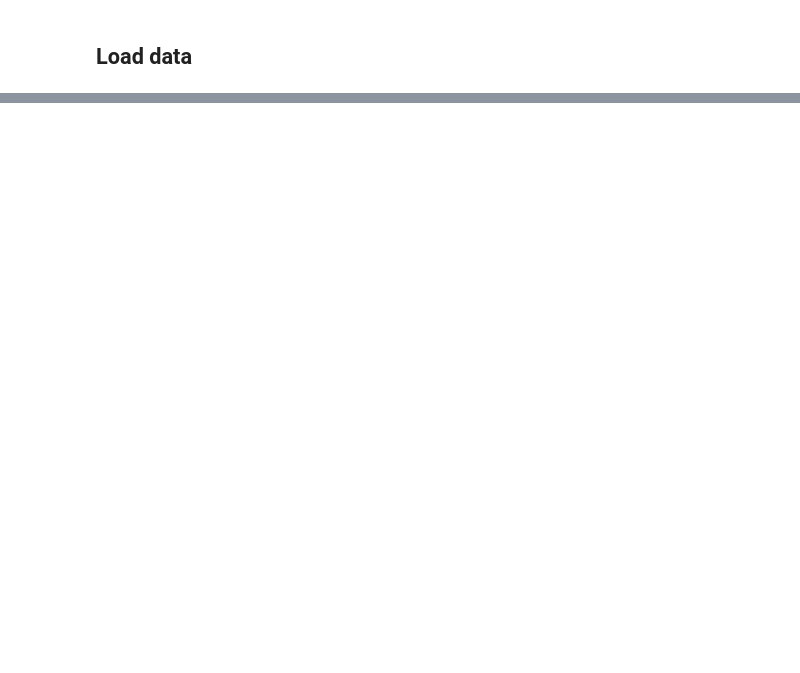
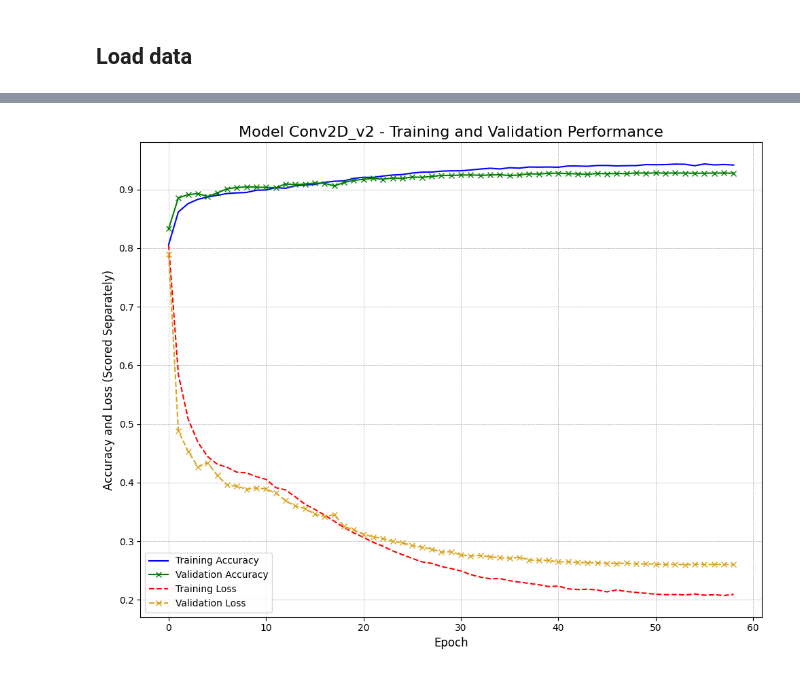
Before and after one commit to OleksiyM/Data_Science, a Jupyter notebook: Module_10/Hw10.ipynb, the cells around one changed output, grey strips where cells are left out. Saved outputs shown, nothing was run; the diff lists cells and outputs as text; code cells hidden in the pictures; blank space fills up the shorter version.

```diff
--- a/Module_10/Hw10.ipynb
+++ b/Module_10/Hw10.ipynb
@@ -1126,0 +418,12 @@ The most successful model (v12) achieved the desired accuracy by reducing the le
+# %%
+%%time
+# Train the model
+history_model_conv2d_v2 = model_conv2d_v2.fit(
+    x_train,
+    y_train,
+    batch_size=128,
+    epochs=70,
+    #validation_split=0.2,
+    validation_data=(x_test, y_test),
+    callbacks=[early_stopping, reduce_lr, lr_scheduler]
+)
@@ -1126,0 +448,4 @@ The most successful model (v12) achieved the desired accuracy by reducing the le
+# %%
+plot_model(history_model_conv2d_v2, model_version='Conv2D_v2')
+# %% [output]
+[figure, added]
```
Also changed, not shown: parts of 108 cells of this notebook, 2 other files.
